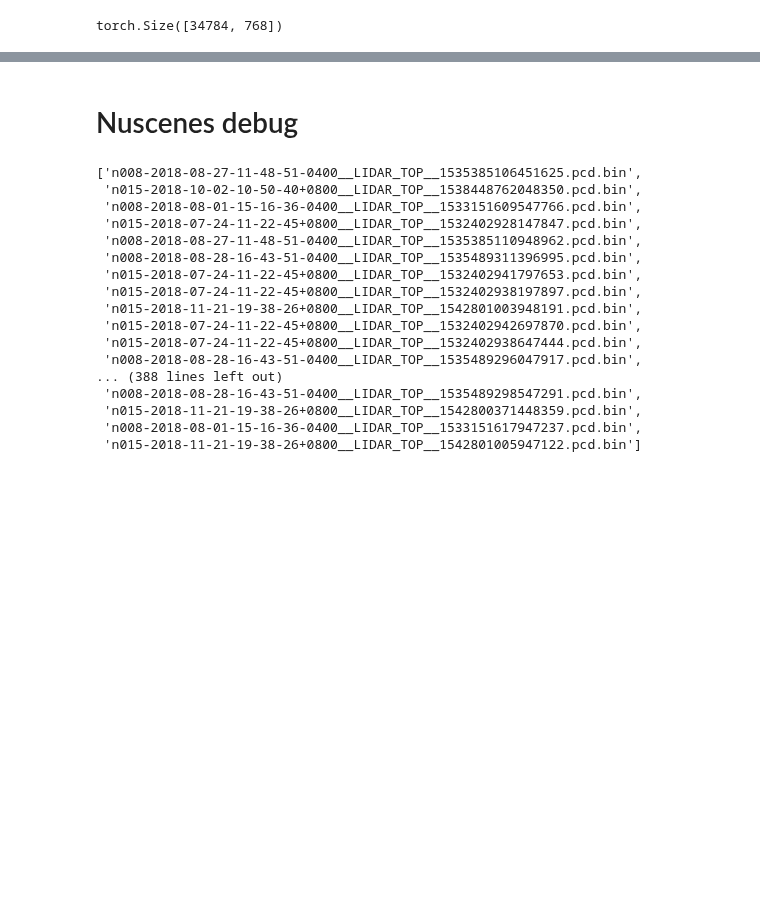
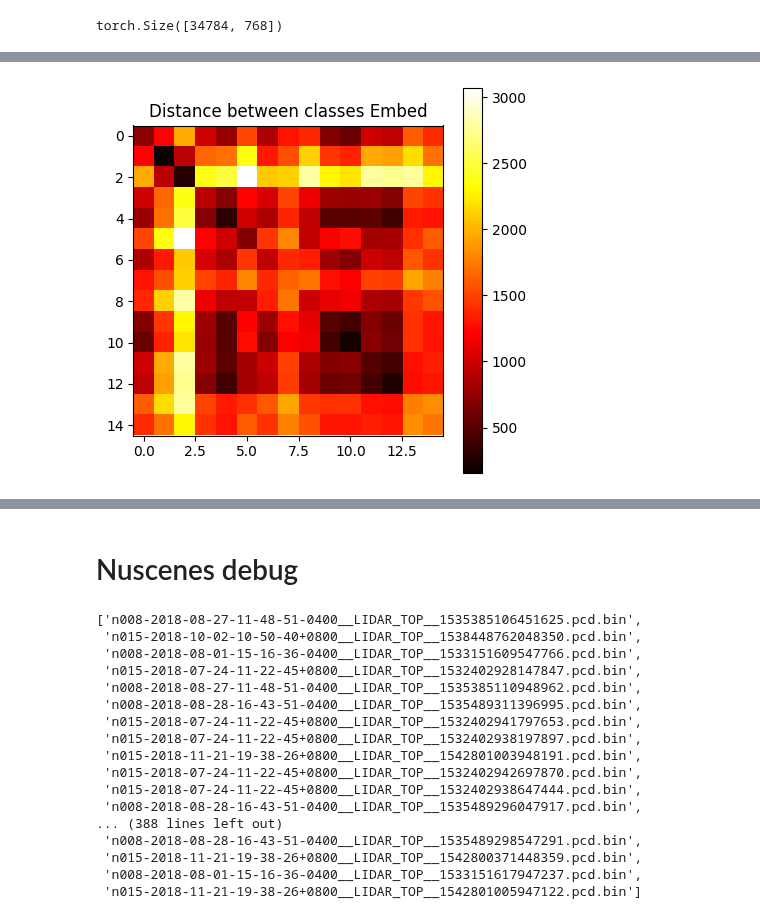
Before and after one commit to yiy054/HyperLiDAR, a Jupyter notebook: Test Waffleiron Features.ipynb, the cells around one changed output, grey strips where cells are left out. Saved outputs shown, nothing was run; the diff lists cells and outputs as text; code cells hidden in the pictures; blank space fills up the shorter version.

```diff
--- a/Test Waffleiron Features.ipynb
+++ b/Test Waffleiron Features.ipynb
@@ -1325,3 +1412,33 @@ tensor(52.7152, device='cuda:0')
+# %%
+# Duplicate the embeddings?
+
+mean_dist = torch.zeros((15,15))
+for i in range(16):
+    for j in range(16):
+        if i != 8 and j != 8:
+            label_indices = torch.nonzero(labels == i).squeeze()
+            label_indices_2 = torch.nonzero(labels == j).squeeze()
+            distance = torch.cdist(embed_2[label_indices, :]*2.5, embed_2[label_indices_2, :]*2.5, p=2)
+            mean = torch.mean(distance)
+            if not math.isnan(mean):
+                if i > 8:
+                    d_i = i-1
+                else:
+                    d_i = i
+                if j > 8:
+                    d_j = j - 1
+                else:
+                    d_j = j
+                mean_dist[d_i,d_j] = mean
+# Option 1: Use matplotlib to visualize the matrix as a heatmap
+plt.figure(figsize=(5, 5))
+plt.imshow(mean_dist.cpu(), cmap='hot', interpolation='nearest')
+plt.colorbar()  # Add color bar to interpret the values
+plt.title('Distance between classes Embed')
+plt.savefig('fast_hist_heatmap.png')  # Save the heatmap as an image
+plt.show()  # Display the heatmap
+# %% [output]
+[figure, added]
 # %%
 label_indices = torch.nonzero(labels == 0).squeeze()
 label_indices_2 = torch.nonzero(labels == 10).squeeze()
```
Also changed, not shown: parts of 18 cells of this notebook.
